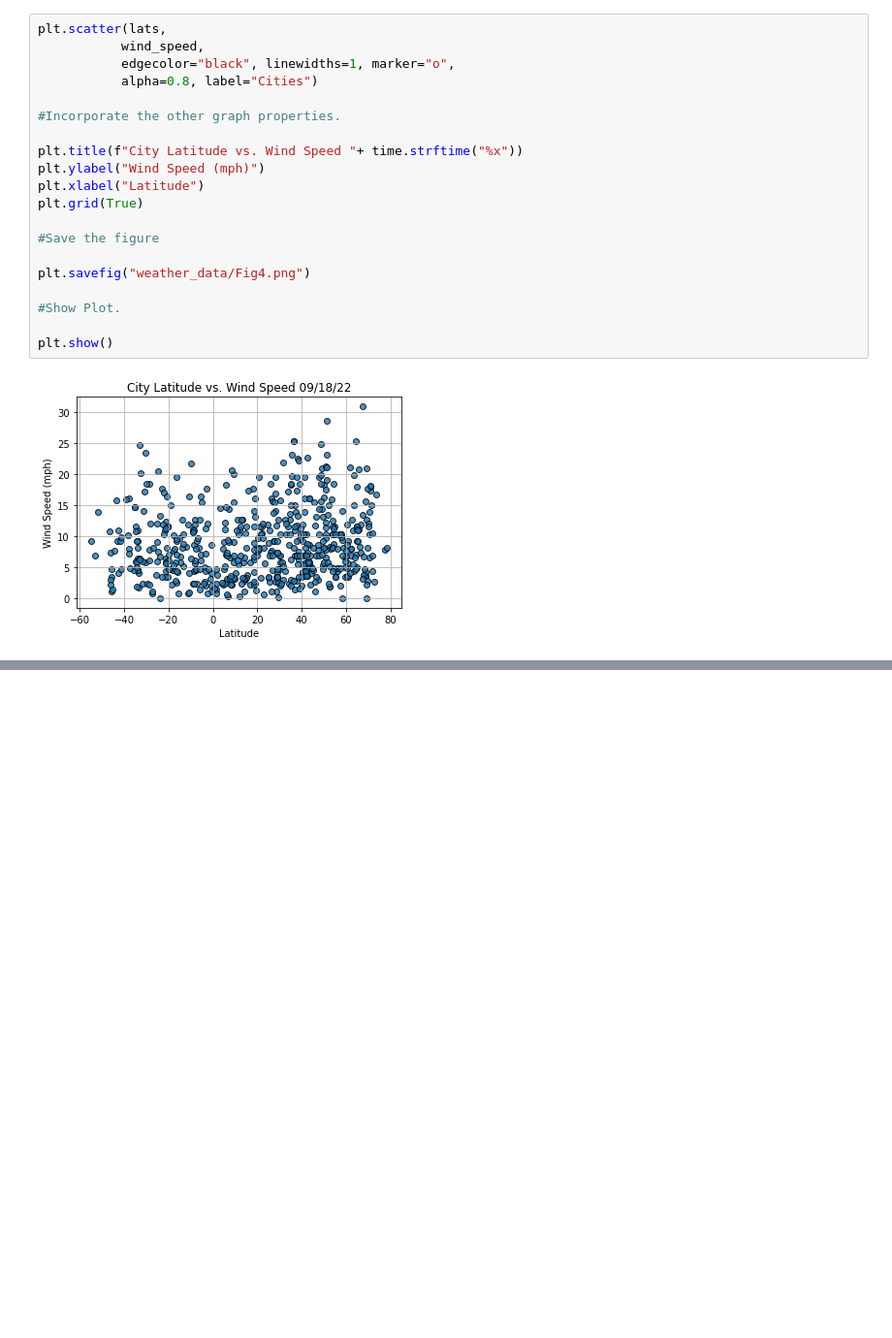
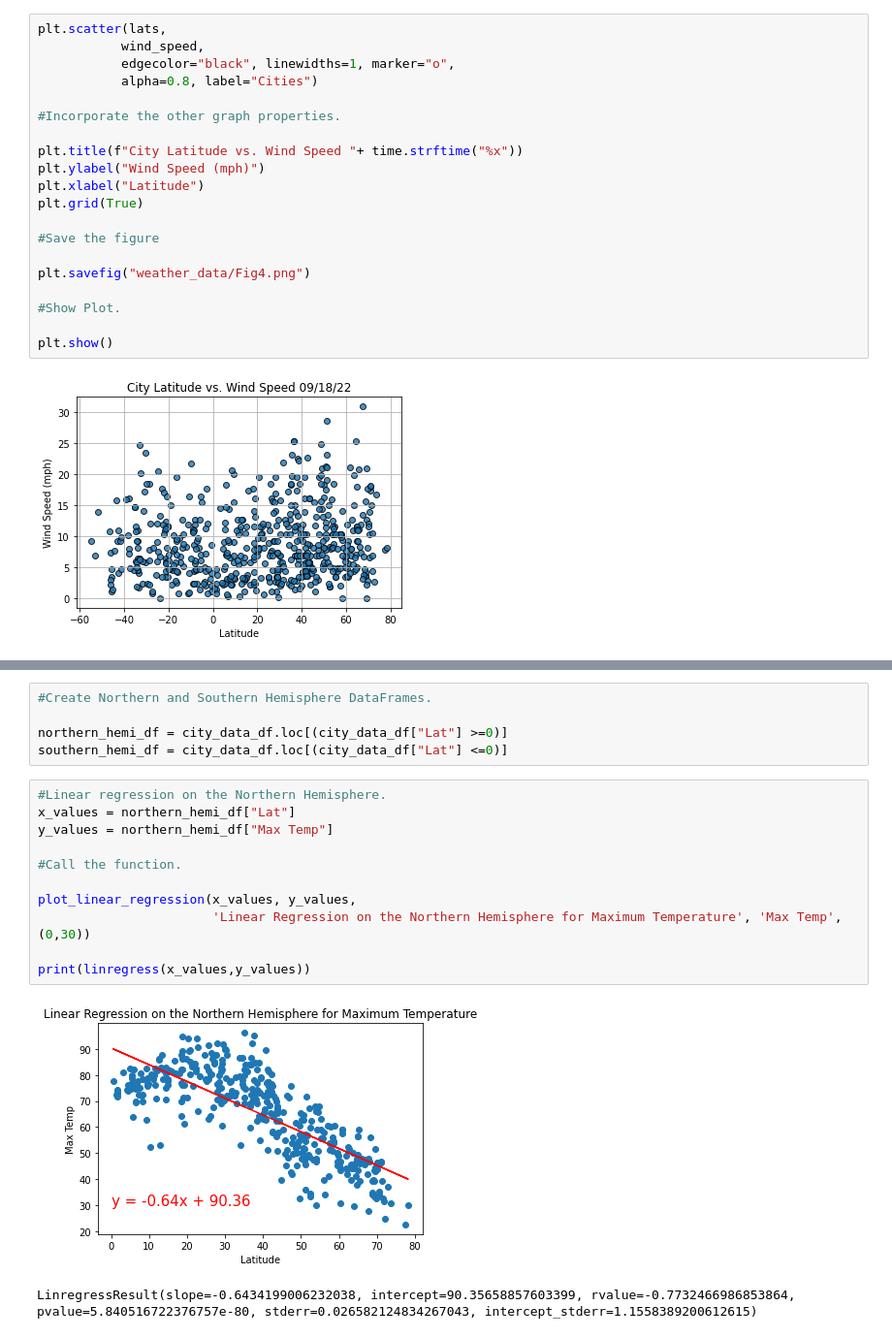
Before and after one commit to dpTuttle/World_Weather_Analysis, a Jupyter notebook: WeatherPy.ipynb, the cells around one changed output, grey strips where cells are left out. Shown at 97% size. Cells and saved outputs as stored; diff of their text form; blank space fills up the shorter version.

Commit message:
Updated WeatherPy data

```diff
--- a/WeatherPy.ipynb
+++ b/WeatherPy.ipynb
@@ -291,0 +364,19 @@ plt.show()
+# %%
+#Create Northern and Southern Hemisphere DataFrames.
+
+northern_hemi_df = city_data_df.loc[(city_data_df["Lat"] >=0)]
+southern_hemi_df = city_data_df.loc[(city_data_df["Lat"] <=0)]
+# %%
+#Linear regression on the Northern Hemisphere.
+x_values = northern_hemi_df["Lat"]
+y_values = northern_hemi_df["Max Temp"]
+
+#Call the function.
+
+plot_linear_regression(x_values, y_values,
+                       'Linear Regression on the Northern Hemisphere for Maximum Temperature', 'Max Temp', (0,30))
+
+print(linregress(x_values,y_values))
+# %% [output]
+[figure, added]
+LinregressResult(slope=-0.6434199006232038, intercept=90.35658857603399, rvalue=-0.7732466986853864, pvalue=5.840516722376757e-80, stderr=0.026582124834267043, intercept_stderr=1.1558389200612615)
```
Also changed, not shown: parts of 11 cells of this notebook.
